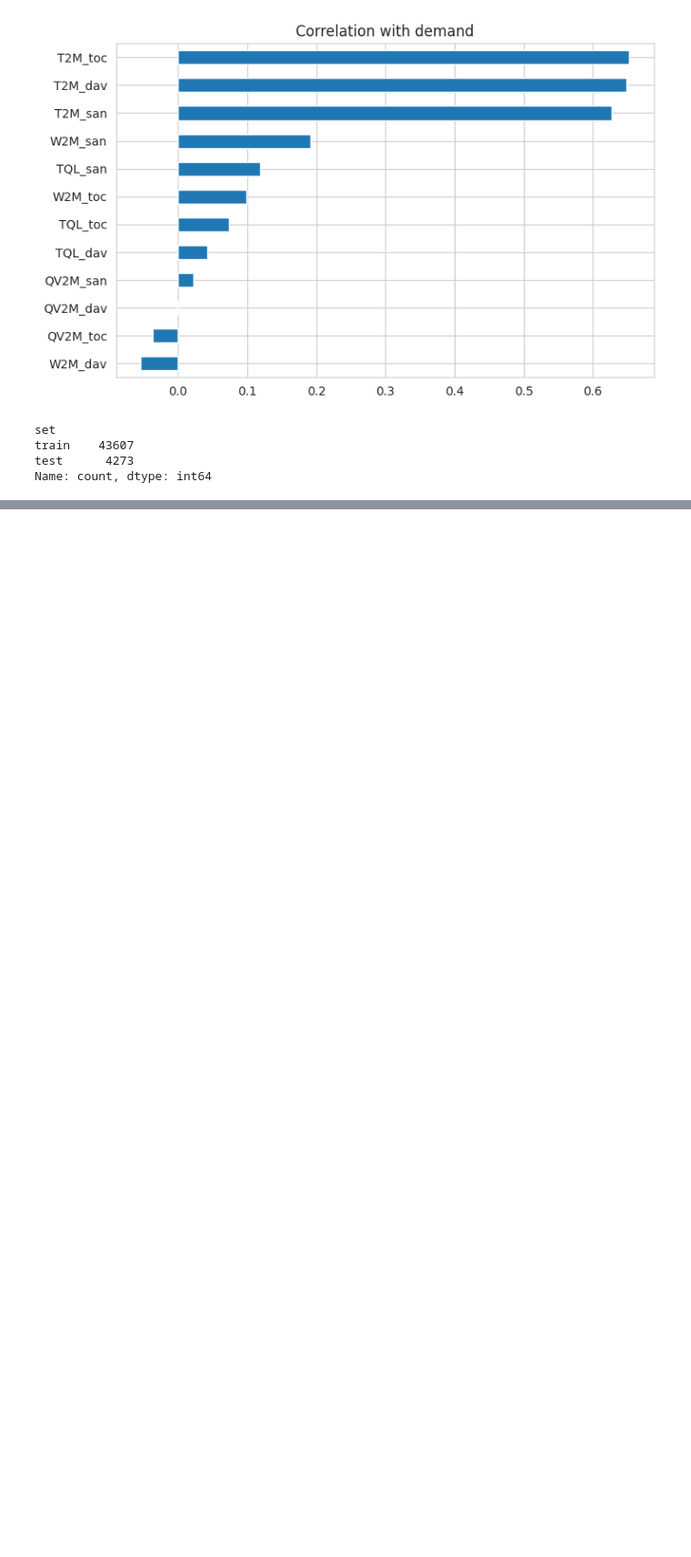
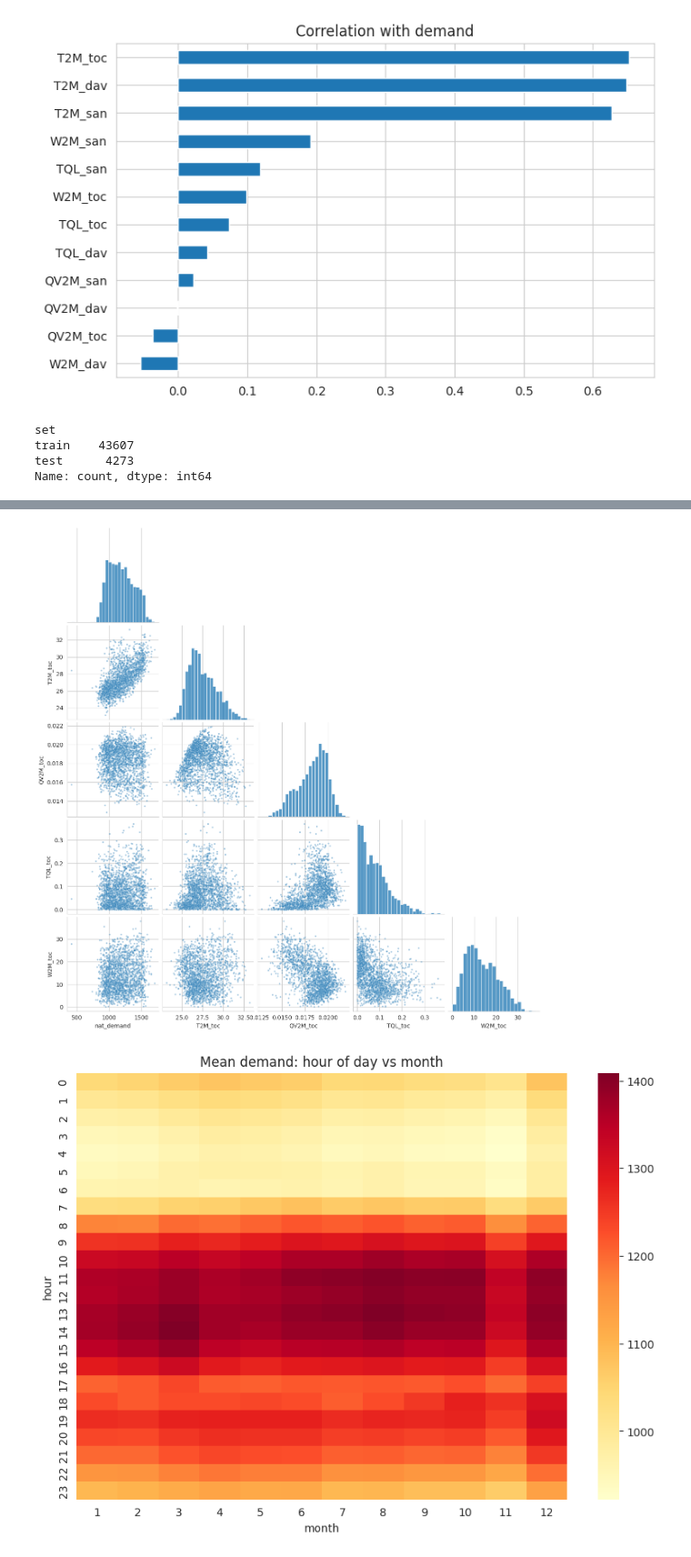
Before and after one commit to Handdyy11/Electricity_load_forecasting, a Jupyter notebook: Electricity_forcasting.ipynb, the cells around one changed output, grey strips where cells are left out. Shown at 91% size. Cells and saved outputs as stored; diff of their text form; code cells hidden in the pictures; blank space fills up the shorter version.

```diff
--- a/Electricity_forcasting.ipynb
+++ b/Electricity_forcasting.ipynb
@@ -213,0 +268,11 @@ NameError: name 'stats' is not defined
+# %%
+sns.pairplot(df[[TARGET] + weather_cols[:4]].sample(2000, random_state=1), corner=True, plot_kws={"s": 8, "alpha": 0.4})
+plt.show()
+
+plt.figure(figsize=(10, 7))
+sns.heatmap(df.pivot_table(values=TARGET, index="hour", columns="month", aggfunc="mean"), cmap="YlOrRd")
+plt.title("Mean demand: hour of day vs month")
+plt.show()
+# %% [output]
+[figure, added]
+[figure, added]
```
Also changed, not shown: parts of 8 cells of this notebook.
